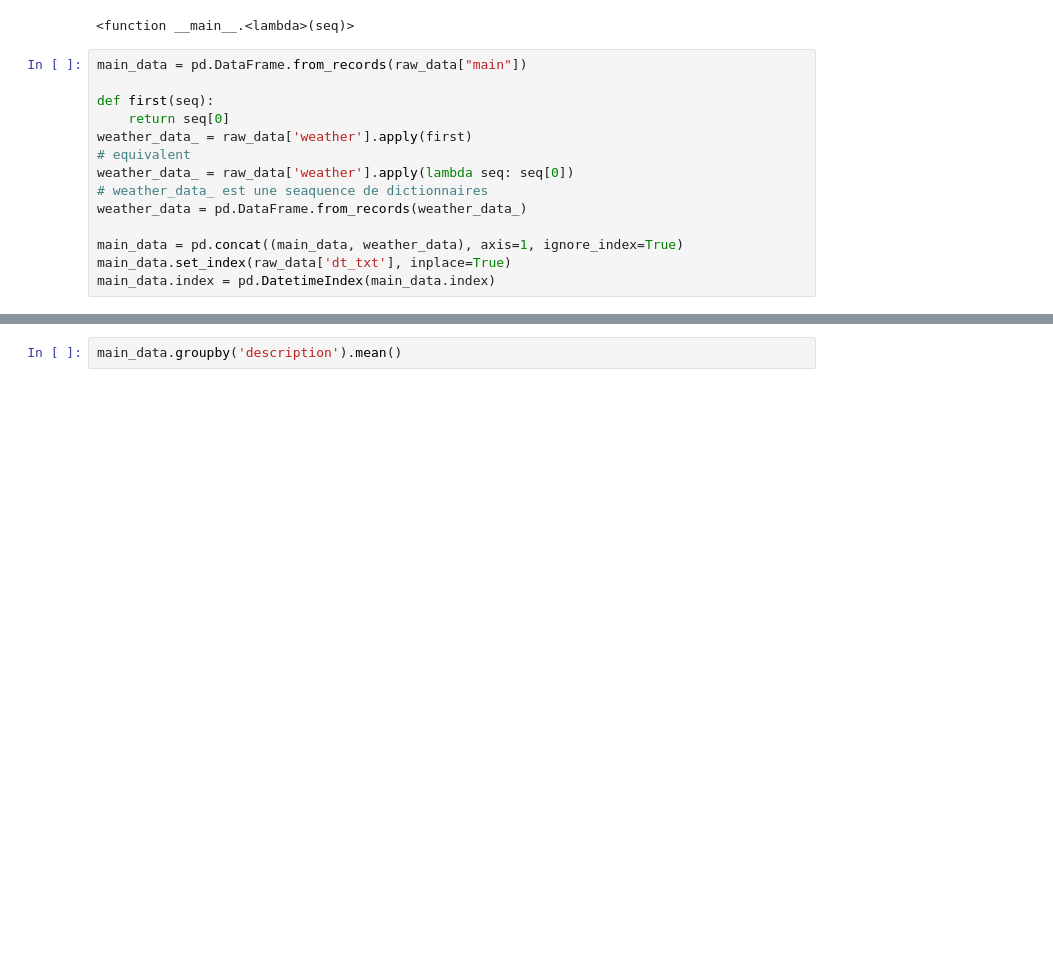
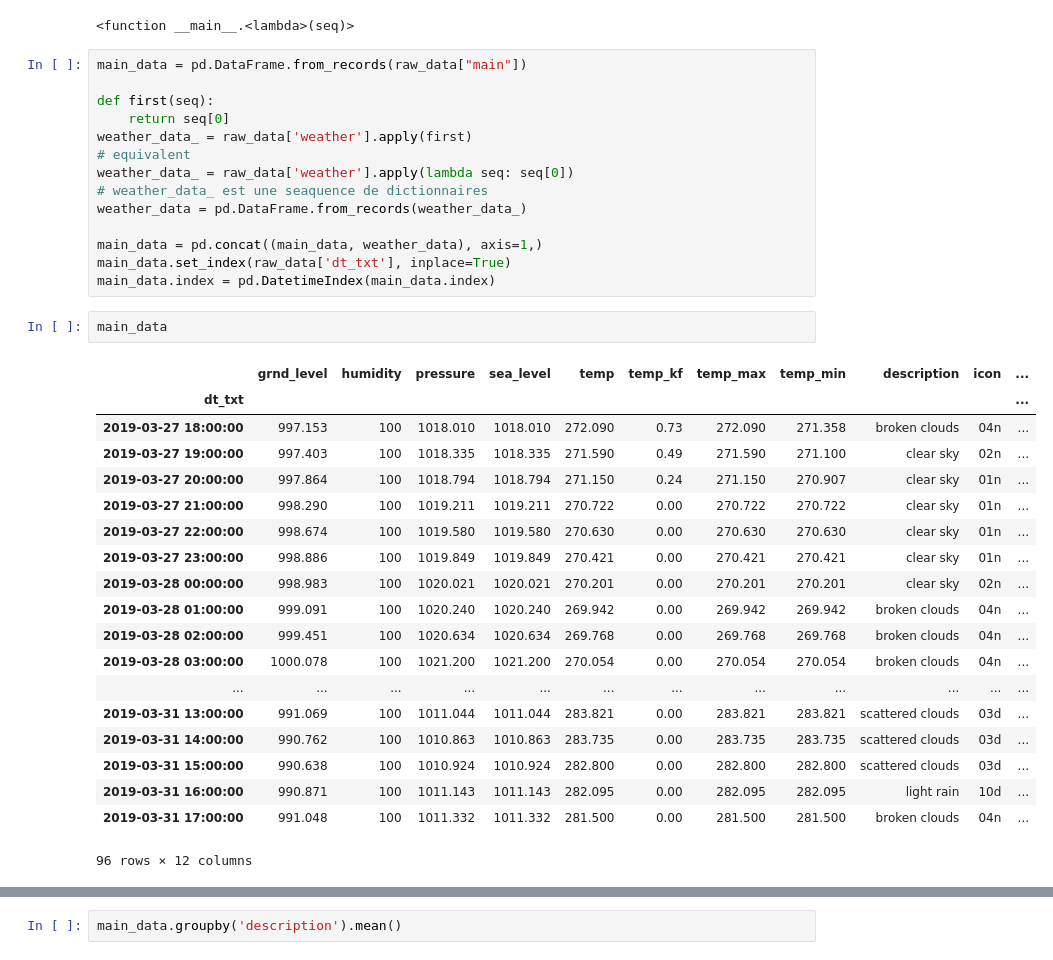
Before and after one commit to glyg/learn_python, a Jupyter notebook: 04-Analyse-de-données.ipynb, the cells around one changed output, grey strips where cells are left out. Cells and saved outputs as stored; diff of their text form; blank space fills up the shorter version.

```diff
--- a/04-Analyse-de-données.ipynb
+++ b/04-Analyse-de-données.ipynb
@@ -496,9 +496,31 @@ weather_data_ = raw_data['weather'].apply(lambda seq: seq[0])
 # weather_data_ est une seaquence de dictionnaires
 weather_data = pd.DataFrame.from_records(weather_data_)
 
-main_data = pd.concat((main_data, weather_data), axis=1, ignore_index=True)
+main_data = pd.concat((main_data, weather_data), axis=1,)
 main_data.set_index(raw_data['dt_txt'], inplace=True)
 main_data.index = pd.DatetimeIndex(main_data.index)
+# %%
+main_data
+# %% [output]
+|  | grnd_level | humidity | pressure | sea_level | temp | temp_kf | temp_max | temp_min | description | icon | ... |
+| dt_txt |  |  |  |  |  |  |  |  |  |  | ... |
+| 2019-03-27 18:00:00 | 997.153 | 100 | 1018.010 | 1018.010 | 272.090 | 0.73 | 272.090 | 271.358 | broken clouds | 04n | ... |
+| 2019-03-27 19:00:00 | 997.403 | 100 | 1018.335 | 1018.335 | 271.590 | 0.49 | 271.590 | 271.100 | clear sky | 02n | ... |
+| 2019-03-27 20:00:00 | 997.864 | 100 | 1018.794 | 1018.794 | 271.150 | 0.24 | 271.150 | 270.907 | clear sky | 01n | ... |
+| 2019-03-27 21:00:00 | 998.290 | 100 | 1019.211 | 1019.211 | 270.722 | 0.00 | 270.722 | 270.722 | clear sky | 01n | ... |
+| 2019-03-27 22:00:00 | 998.674 | 100 | 1019.580 | 1019.580 | 270.630 | 0.00 | 270.630 | 270.630 | clear sky | 01n | ... |
+| 2019-03-27 23:00:00 | 998.886 | 100 | 1019.849 | 1019.849 | 270.421 | 0.00 | 270.421 | 270.421 | clear sky | 01n | ... |
+| 2019-03-28 00:00:00 | 998.983 | 100 | 1020.021 | 1020.021 | 270.201 | 0.00 | 270.201 | 270.201 | clear sky | 02n | ... |
+| 2019-03-28 01:00:00 | 999.091 | 100 | 1020.240 | 1020.240 | 269.942 | 0.00 | 269.942 | 269.942 | broken clouds | 04n | ... |
+| 2019-03-28 02:00:00 | 999.451 | 100 | 1020.634 | 1020.634 | 269.768 | 0.00 | 269.768 | 269.768 | broken clouds | 04n | ... |
+| 2019-03-28 03:00:00 | 1000.078 | 100 | 1021.200 | 1021.200 | 270.054 | 0.00 | 270.054 | 270.054 | broken clouds | 04n | ... |
+| ... | ... | ... | ... | ... | ... | ... | ... | ... | ... | ... | ... |
+| 2019-03-31 13:00:00 | 991.069 | 100 | 1011.044 | 1011.044 | 283.821 | 0.00 | 283.821 | 283.821 | scattered clouds | 03d | ... |
+| 2019-03-31 14:00:00 | 990.762 | 100 | 1010.863 | 1010.863 | 283.735 | 0.00 | 283.735 | 283.735 | scattered clouds | 03d | ... |
+| 2019-03-31 15:00:00 | 990.638 | 100 | 1010.924 | 1010.924 | 282.800 | 0.00 | 282.800 | 282.800 | scattered clouds | 03d | ... |
+| 2019-03-31 16:00:00 | 990.871 | 100 | 1011.143 | 1011.143 | 282.095 | 0.00 | 282.095 | 282.095 | light rain | 10d | ... |
+| 2019-03-31 17:00:00 | 991.048 | 100 | 1011.332 | 1011.332 | 281.500 | 0.00 | 281.500 | 281.500 | broken clouds | 04n | ... |
+96 rows × 12 columns
 # %%
 main_data.resample('D').mean()
 # %% [output]
```
Also changed, not shown: parts of 5 cells of this notebook, 2 other files.
